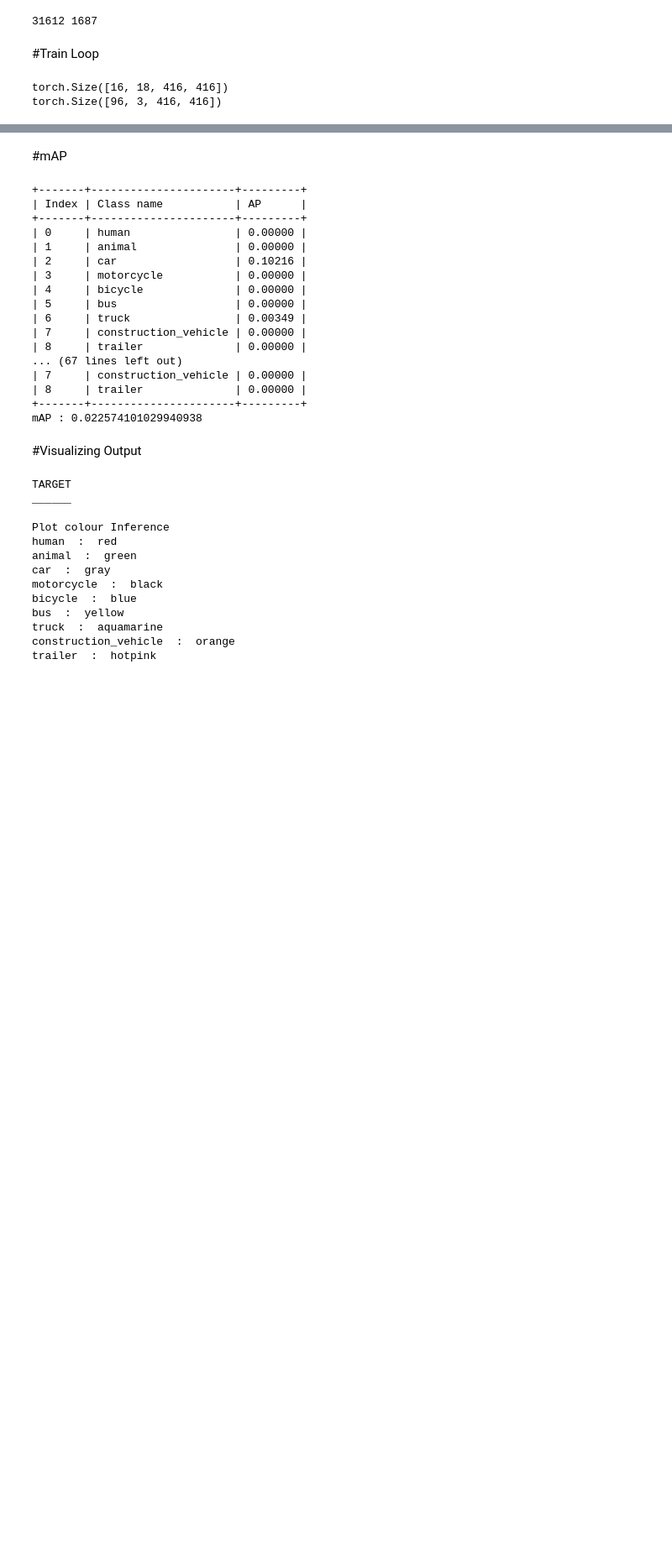
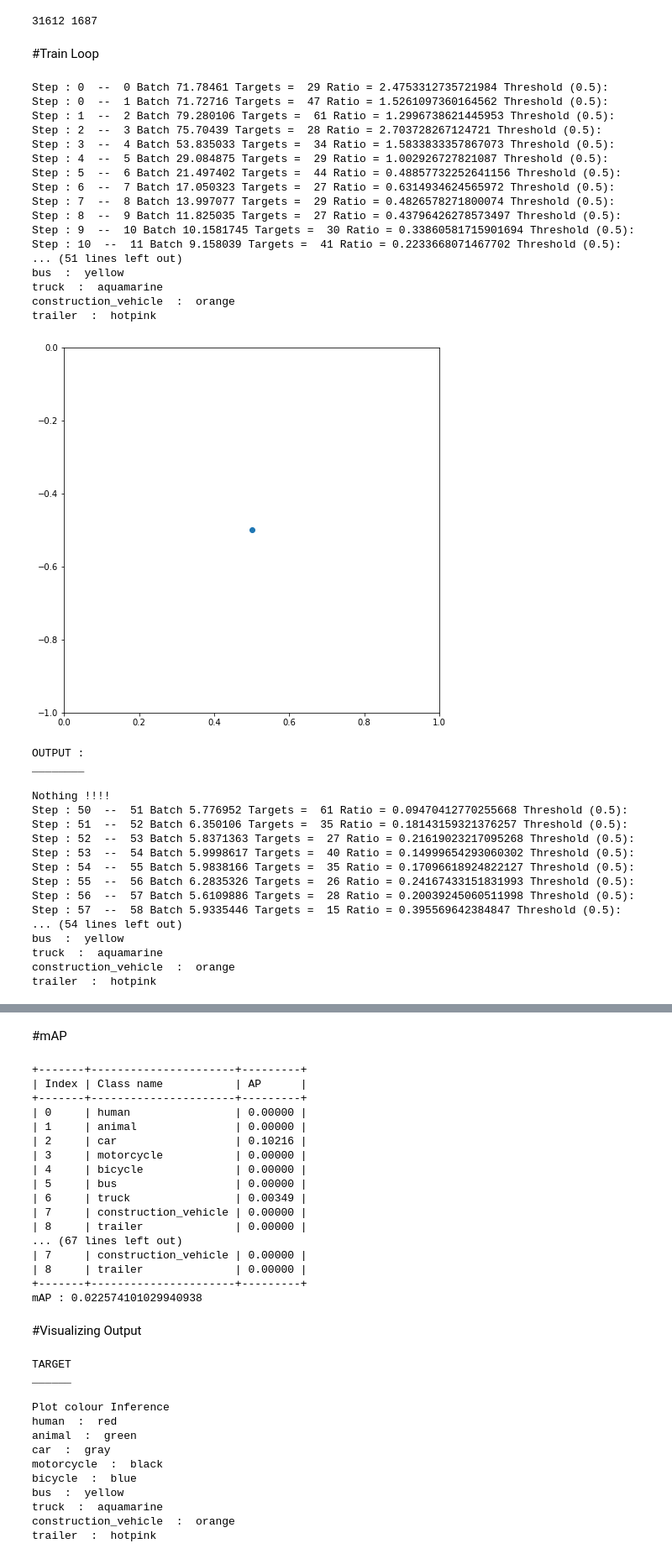
Before and after one commit to jackaboy7981/Single-Image-Depth-YoloV3-, a Jupyter notebook: AI/birdnet_singlebranchyolo.ipynb, the cells around one changed output, grey strips where cells are left out. Shown at 84% size. Drawn from its saved outputs; the diff is of its cells as text; code cells hidden in the pictures; blank space fills up the shorter version.

```diff
--- a/AI/birdnet_singlebranchyolo.ipynb
+++ b/AI/birdnet_singlebranchyolo.ipynb
@@ -1529,35 +1530,68 @@ for epoch in tqdm.notebook.tqdm(range(opt.epochs),unit='epoch'):
             conf_thres=0.5,
             nms_thres=0.01,
             img_size=opt.img_size,
-            batch_size=8,
+            batch_size=16,
         )
         evaluation_metrics = [
             ("val_precision", precision.mean()),
             ("val_recall", recall.mean()),
             ("val_mAP", AP.mean()),
             ("val_f1", f1.mean()),
         ]
         #logger.list_of_scalars_summary(evaluation_metrics, epoch)
 
         # Print class APs and mAP
         ap_table = [["Index", "Class name", "AP"]]
         for i, c in enumerate(ap_class):
             ap_table += [[c, class_names[c], "%.5f" % AP[i]]]
         print(AsciiTable(ap_table).table)
         print(f"---- mAP {AP.mean()}")
         with open("/content/drive/MyDrive/SingleImgDepthYolo/checkpoints/birdnet-singlebranchyolo/mAP.txt",'a') as f:
             f.write(AsciiTable(ap_table).table)
             f.write('\nmAP : {map}\n'.format(map = AP.mean()))
         try:
           with open("/content/drive/MyDrive/SingleImgDepthYolo/checkpoints/birdnet-singlebranchyolo/best-mAP.txt",'r') as f:
               mAP = float(f.readline())
         except:
           mAP = 0
         if mAP < AP.mean() :
             with open("/content/drive/MyDrive/SingleImgDepthYolo/checkpoints/birdnet-singlebranchyolo/best-mAP.txt",'w') as f:
                 f.write(str(AP.mean())+"\n")
                 print("old: {oldmap}, new: {newmap}\nBest Model Saved!!".format(oldmap = mAP,newmap = AP.mean()))
             torch.save(model.state_dict(), "/content/drive/MyDrive/SingleImgDepthYolo/checkpoints/birdnet-singlebranchyolo/birdnet-singlebranchyolo-best.pth")
 # %% [output]
-torch.Size([16, 18, 416, 416])
-torch.Size([96, 3, 416, 416])
+Step : 0  --  0 Batch 71.78461 Targets =  29 Ratio = 2.4753312735721984 Threshold (0.5):
+Step : 0  --  1 Batch 71.72716 Targets =  47 Ratio = 1.5261097360164562 Threshold (0.5):
+Step : 1  --  2 Batch 79.280106 Targets =  61 Ratio = 1.2996738621445953 Threshold (0.5):
+Step : 2  --  3 Batch 75.70439 Targets =  28 Ratio = 2.703728267124721 Threshold (0.5):
+Step : 3  --  4 Batch 53.835033 Targets =  34 Ratio = 1.5833833357867073 Threshold (0.5):
+Step : 4  --  5 Batch 29.084875 Targets =  29 Ratio = 1.002926727821087 Threshold (0.5):
+Step : 5  --  6 Batch 21.497402 Targets =  44 Ratio = 0.48857732252641156 Threshold (0.5):
+Step : 6  --  7 Batch 17.050323 Targets =  27 Ratio = 0.6314934624565972 Threshold (0.5):
+Step : 7  --  8 Batch 13.997077 Targets =  29 Ratio = 0.4826578271800074 Threshold (0.5):
+Step : 8  --  9 Batch 11.825035 Targets =  27 Ratio = 0.43796426278573497 Threshold (0.5):
+Step : 9  --  10 Batch 10.1581745 Targets =  30 Ratio = 0.33860581715901694 Threshold (0.5):
+Step : 10  --  11 Batch 9.158039 Targets =  41 Ratio = 0.2233668071467702 Threshold (0.5):
+... (51 lines left out)
+bus  :  yellow
+truck  :  aquamarine
+construction_vehicle  :  orange
+trailer  :  hotpink
+[figure, added]
+OUTPUT :
+________
+
+Nothing !!!!
+Step : 50  --  51 Batch 5.776952 Targets =  61 Ratio = 0.09470412770255668 Threshold (0.5):
+Step : 51  --  52 Batch 6.350106 Targets =  35 Ratio = 0.18143159321376257 Threshold (0.5):
+Step : 52  --  53 Batch 5.8371363 Targets =  27 Ratio = 0.21619023217095268 Threshold (0.5):
+Step : 53  --  54 Batch 5.9998617 Targets =  40 Ratio = 0.14999654293060302 Threshold (0.5):
+Step : 54  --  55 Batch 5.9838166 Targets =  35 Ratio = 0.17096618924822127 Threshold (0.5):
+Step : 55  --  56 Batch 6.2835326 Targets =  26 Ratio = 0.24167433151831993 Threshold (0.5):
+Step : 56  --  57 Batch 5.6109886 Targets =  28 Ratio = 0.20039245060511998 Threshold (0.5):
+Step : 57  --  58 Batch 5.9335446 Targets =  15 Ratio = 0.395569642384847 Threshold (0.5):
+... (54 lines left out)
+bus  :  yellow
+truck  :  aquamarine
+construction_vehicle  :  orange
+trailer  :  hotpink
```
Also changed, not shown: parts of 3 cells of this notebook.
